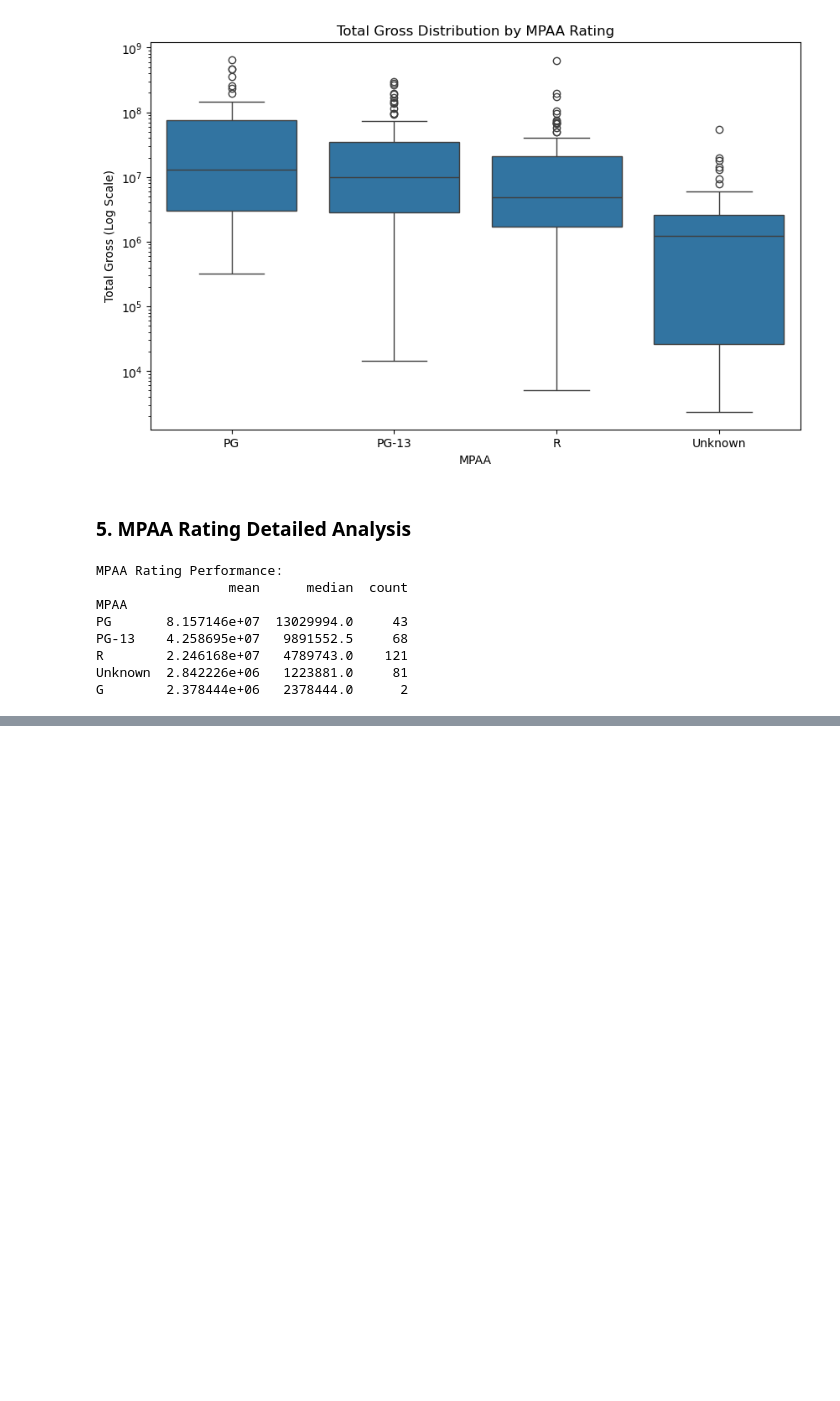
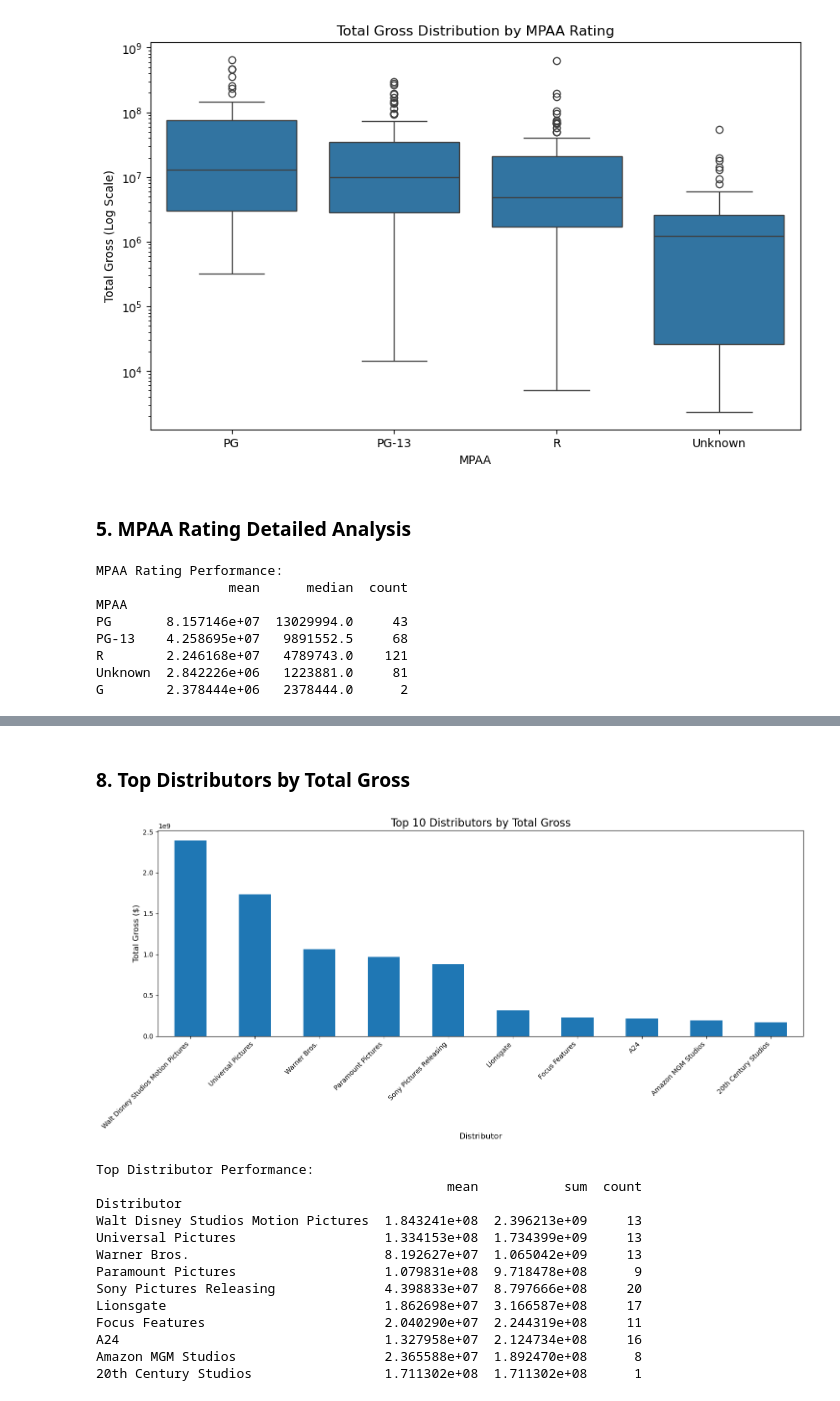
Before and after one commit to BrianRono7/Phase_2_Project, a Jupyter notebook: Phase_2_Project.ipynb, the cells around one changed output, grey strips where cells are left out. Cells and saved outputs as stored; diff of their text form; code cells hidden in the pictures; blank space fills up the shorter version.

```diff
--- a/Phase_2_Project.ipynb
+++ b/Phase_2_Project.ipynb
@@ -355,0 +403,34 @@ G        2.378444e+06   2378444.0      2
+# %% [markdown]
+### 8. Top Distributors by Total Gross
+# %%
+# Top Distributors by Total Gross
+distributor_performance = df_clean.groupby('Distributor')['Total Gross'].agg([
+    'mean', 'sum', 'count'
+]).sort_values('sum', ascending=False).head(10)
+
+plt.figure(figsize=(15, 7))
+distributor_performance['sum'].plot(kind='bar')
+plt.title('Top 10 Distributors by Total Gross', fontsize=16)
+plt.xlabel('Distributor', fontsize=12)
+plt.ylabel('Total Gross ($)', fontsize=12)
+plt.xticks(rotation=45, ha='right')
+plt.tight_layout()
+plt.show()
+
+print("\nTop Distributor Performance:")
+print(distributor_performance)
+# %% [output]
+[figure, added]
+Top Distributor Performance:
+                                             mean           sum  count
+Distributor
+Walt Disney Studios Motion Pictures  1.843241e+08  2.396213e+09     13
+Universal Pictures                   1.334153e+08  1.734399e+09     13
+Warner Bros.                         8.192627e+07  1.065042e+09     13
+Paramount Pictures                   1.079831e+08  9.718478e+08      9
+Sony Pictures Releasing              4.398833e+07  8.797666e+08     20
+Lionsgate                            1.862698e+07  3.166587e+08     17
+Focus Features                       2.040290e+07  2.244319e+08     11
+A24                                  1.327958e+07  2.124734e+08     16
+Amazon MGM Studios                   2.365588e+07  1.892470e+08      8
+20th Century Studios                 1.711302e+08  1.711302e+08      1
```
Also changed, not shown: parts of 6 cells of this notebook.
